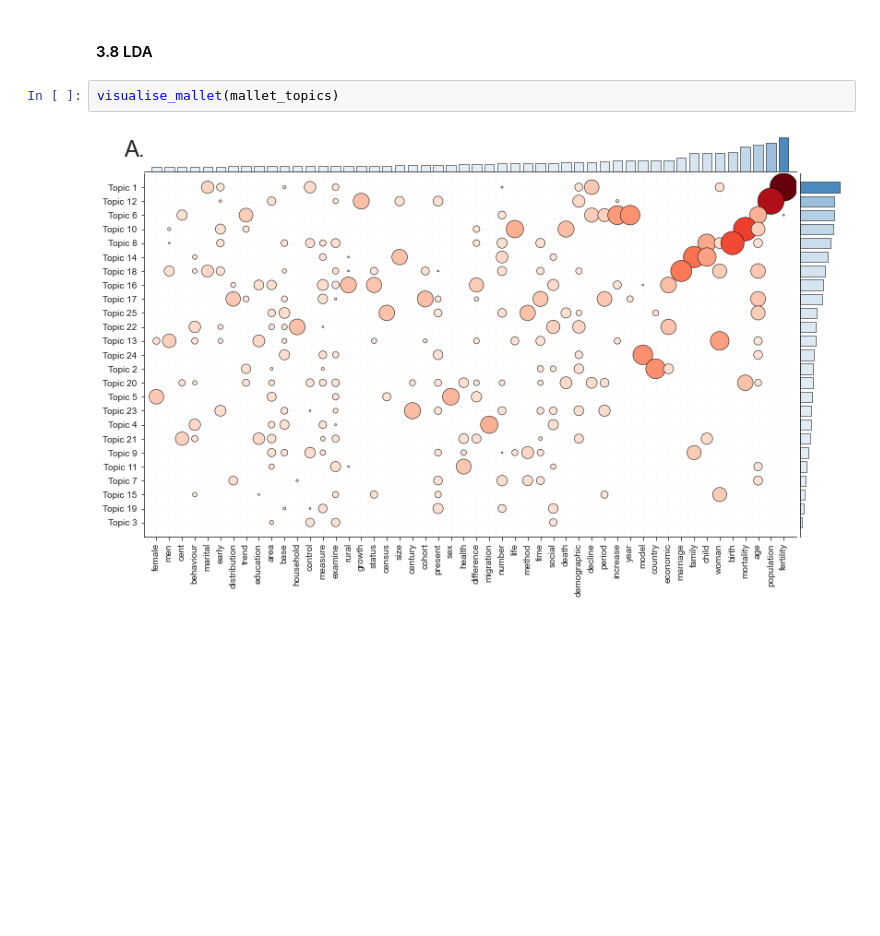
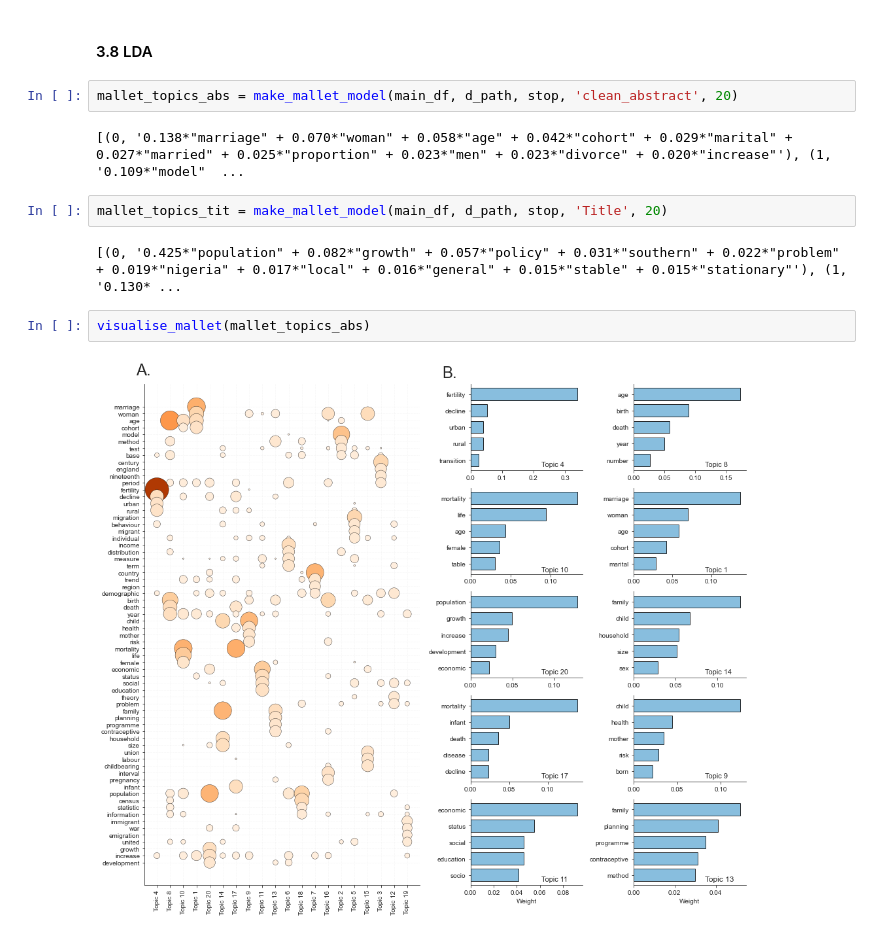
Before and after one commit to crahal/PopStudies_Review, a Jupyter notebook: src/popstudies_notebook.ipynb, the cells around one changed output. Cells and saved outputs as stored; diff of their text form; blank space fills up the shorter version.

```diff
--- a/src/popstudies_notebook.ipynb
+++ b/src/popstudies_notebook.ipynb
@@ -294,6 +388,14 @@ plot_all_G(G, authors_df, author_papers, figure_path)
 # %% [markdown]
 #### 3.8 LDA
+# %%
+mallet_topics_abs = make_mallet_model(main_df, d_path, stop, 'clean_abstract', 20)
+# %% [output]
+[(0, '0.138*"marriage" + 0.070*"woman" + 0.058*"age" + 0.042*"cohort" + 0.029*"marital" + 0.027*"married" + 0.025*"proportion" + 0.023*"men" + 0.023*"divorce" + 0.020*"increase"'), (1, '0.109*"model"  ...
+# %%
+mallet_topics_tit = make_mallet_model(main_df, d_path, stop, 'Title', 20)
+# %% [output]
+[(0, '0.425*"population" + 0.082*"growth" + 0.057*"policy" + 0.031*"southern" + 0.022*"problem" + 0.019*"nigeria" + 0.017*"local" + 0.016*"general" + 0.015*"stable" + 0.015*"stationary"'), (1, '0.130* ...
 # %%
-visualise_mallet(mallet_topics)
+visualise_mallet(mallet_topics_abs)
 # %% [output]
-[figure, old version]
+[figure, new version]
```
Also changed, not shown: parts of 21 cells of this notebook, 44 other files.
